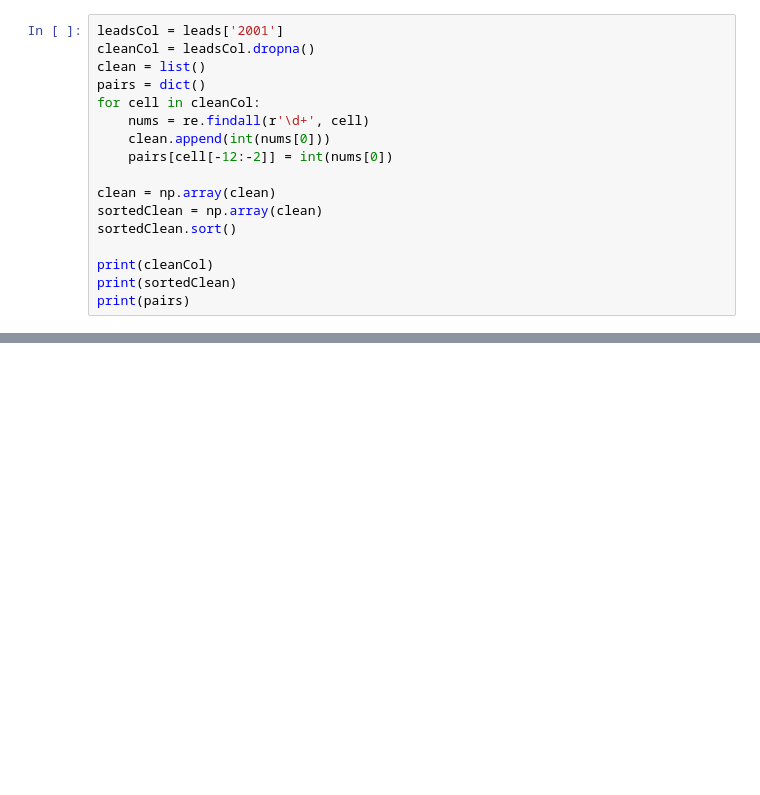
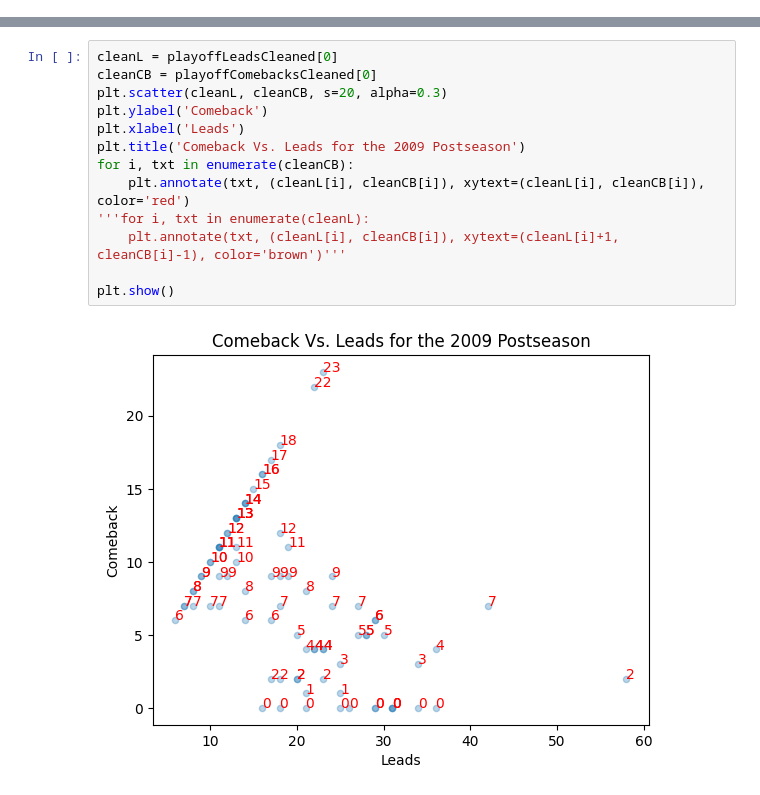
Before and after one commit to Samgarci17/NBA-PBP-Analysis, a Jupyter notebook: NBAPAnalysis/qq.ipynb, the cells around one changed output, grey strips where cells are left out. Saved outputs shown, nothing was run; the diff lists cells and outputs as text; blank space fills up the shorter version.

```diff
--- a/NBAPAnalysis/qq.ipynb
+++ b/NBAPAnalysis/qq.ipynb
@@ -93,17 +57,0 @@ print(largest_comebacks)
-# %%
-leadsCol = leads['2001']
-cleanCol = leadsCol.dropna()
-clean = list()
-pairs = dict()
-for cell in cleanCol:
-    nums = re.findall(r'\d+', cell)
-    clean.append(int(nums[0]))
-    pairs[cell[-12:-2]] = int(nums[0])
-
-clean = np.array(clean)
-sortedClean = np.array(clean)
-sortedClean.sort()
-
-print(cleanCol)
-print(sortedClean)
-print(pairs)
@@ -231,0 +144,15 @@ for clean in listOfCleanCCol:
+# %%
+cleanL = playoffLeadsCleaned[0]
+cleanCB = playoffComebacksCleaned[0]
+plt.scatter(cleanL, cleanCB, s=20, alpha=0.3)
+plt.ylabel('Comeback')
+plt.xlabel('Leads')
+plt.title('Comeback Vs. Leads for the 2009 Postseason')
+for i, txt in enumerate(cleanCB):
+    plt.annotate(txt, (cleanL[i], cleanCB[i]), xytext=(cleanL[i], cleanCB[i]), color='red')
+'''for i, txt in enumerate(cleanL):
+    plt.annotate(txt, (cleanL[i], cleanCB[i]), xytext=(cleanL[i]+1, cleanCB[i]-1), color='brown')'''
+
+plt.show()
+# %% [output]
+[figure, added]
```
Also changed, not shown: parts of 10 cells of this notebook, 3 other files.
